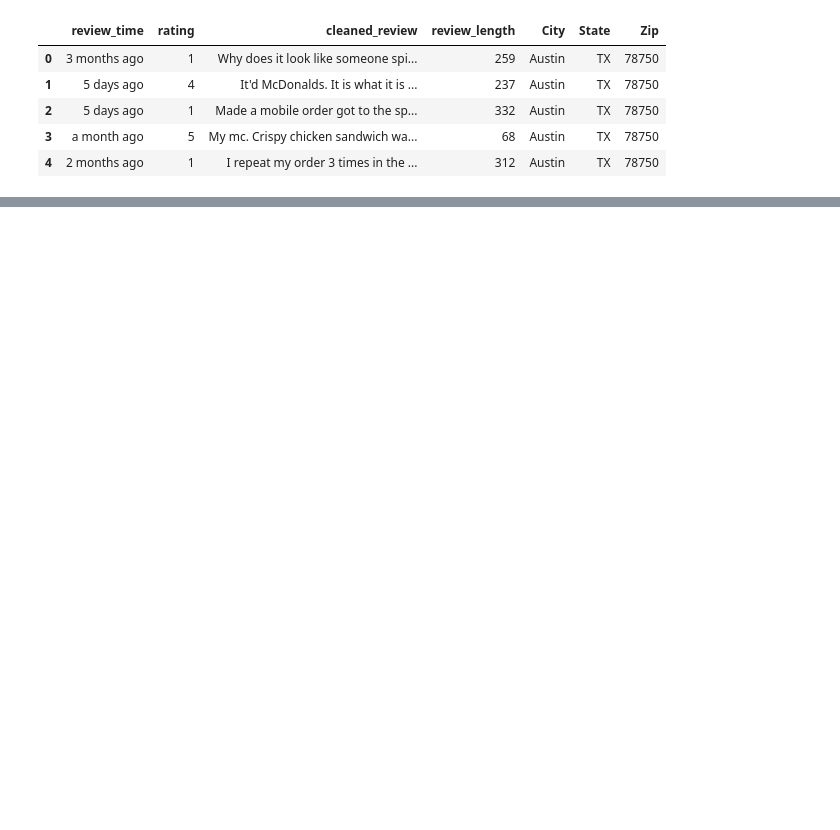
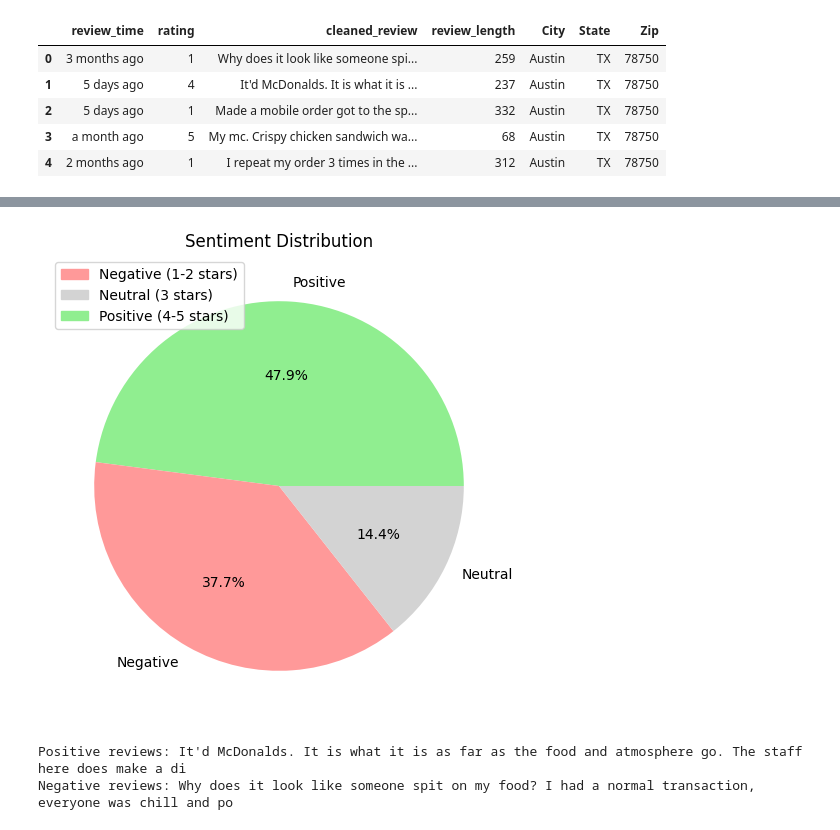
Before and after one commit to carissa406/McDonalds, a Jupyter notebook: archive/reviews.ipynb, the cells around one changed output, grey strips where cells are left out. Drawn from its saved outputs; the diff is of its cells as text; code cells hidden in the pictures; blank space fills up the shorter version.

```diff
--- a/archive/reviews.ipynb
+++ b/archive/reviews.ipynb
@@ -392,0 +462,20 @@ df_2.head()
+# %%
+import matplotlib.patches as mpatches
+colors = {"Negative": "#FF9999", "Neutral": "#D3D3D3", "Positive": "#90EE90"}  # Soft red, light gray, pastel green
+
+plt.figure(figsize=(6, 6))
+plt.pie(sentiment_counts, labels=sentiment_counts.index, autopct="%1.1f%%",
+        colors=[colors[label] for label in sentiment_counts.index])
+plt.title("Sentiment Distribution")
+
+# Create legend manually
+legend_patches = [
+    mpatches.Patch(color="#FF9999", label="Negative (1-2 stars)"),
+    mpatches.Patch(color="#D3D3D3", label="Neutral (3 stars)"),
+    mpatches.Patch(color="#90EE90", label="Positive (4-5 stars)")
+]
+plt.legend(handles=legend_patches, loc="best")  # Adjust location if needed
+
+plt.show()
+# %% [output]
+[figure, added]
@@ -392,0 +484,9 @@ df_2.head()
+# %%
+positive_reviews = " ".join(df[df["manual_sentiment"] == "Positive"]["cleaned_review"])
+negative_reviews = " ".join(df[df["manual_sentiment"] == "Negative"]["cleaned_review"])
+
+print("Positive reviews:", positive_reviews[:100])  # Print the first 100 characters
+print("Negative reviews:", negative_reviews[:100])  # Print the first 100 characters
+# %% [output]
+Positive reviews: It'd McDonalds. It is what it is as far as the food and atmosphere go. The staff here does make a di
+Negative reviews: Why does it look like someone spit on my food? I had a normal transaction, everyone was chill and po
```
Also changed, not shown: parts of 28 cells of this notebook.
